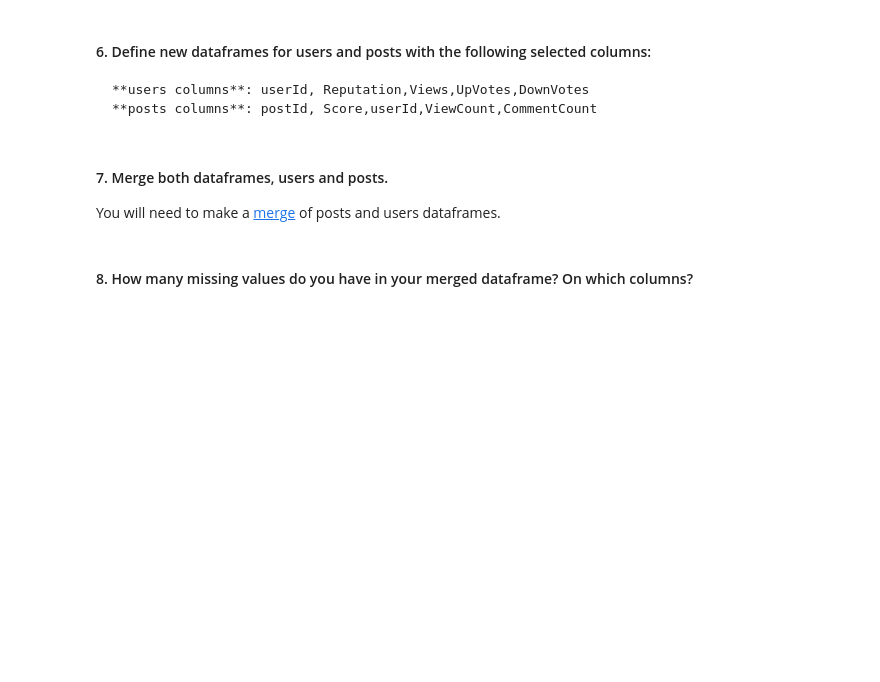
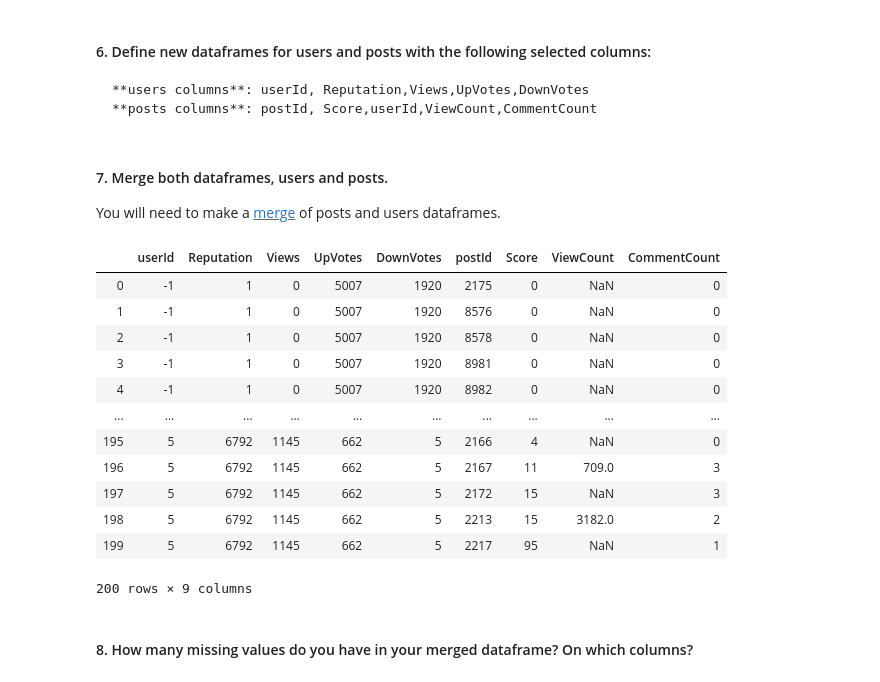
Before and after one commit to ta-data-lis/lab-data-cleaning, a Jupyter notebook: your-code/main.ipynb, the cells around one changed output. Saved outputs shown, nothing was run; the diff lists cells and outputs as text; code cells hidden in the pictures; blank space fills up the shorter version.

```diff
--- a/your-code/main.ipynb
+++ b/your-code/main.ipynb
@@ -5,2 +18,6 @@
 # %% [markdown]
 #### 3. Rename Id column to userId
+# %%
+users = users.rename(columns= {'Id':'userId'})
+
+users.head()
@@ -7,2 +31,6 @@
 # %% [markdown]
 #### 4. Import posts table:
+# %%
+posts = pd.read_csv('posts_table.csv')
+
+posts.head()
@@ -9,2 +45,5 @@
 # %% [markdown]
 #### 5. Rename Id column to postId and OwnerUserId to userId
+# %%
+posts = posts.rename(columns= {'Id':'postId','OwnerUserId':'userId'})
+posts.head()
@@ -12,8 +59,30 @@
 #### 6. Define new dataframes for users and posts with the following selected columns:
     **users columns**: userId, Reputation,Views,UpVotes,DownVotes
     **posts columns**: postId, Score,userId,ViewCount,CommentCount
+# %%
+new_users = users.filter(["userId", "Reputation","Views","UpVotes","DownVotes"])
+
+new_posts = posts.filter(["postId", "Score","userId","ViewCount","CommentCount"])
 # %% [markdown]
 #### 7. Merge both dataframes, users and posts.
 You will need to make a [merge](https://pandas.pydata.org/pandas-docs/stable/generated/pandas.DataFrame.merge.html) of posts and users dataframes.
+# %%
+data = pd.merge(new_users, new_posts, on='userId')
+
+data.head(200)
+# %% [output]
+|  | userId | Reputation | Views | UpVotes | DownVotes | postId | Score | ViewCount | CommentCount |
+| 0 | -1 | 1 | 0 | 5007 | 1920 | 2175 | 0 | NaN | 0 |
+| 1 | -1 | 1 | 0 | 5007 | 1920 | 8576 | 0 | NaN | 0 |
+| 2 | -1 | 1 | 0 | 5007 | 1920 | 8578 | 0 | NaN | 0 |
+| 3 | -1 | 1 | 0 | 5007 | 1920 | 8981 | 0 | NaN | 0 |
+| 4 | -1 | 1 | 0 | 5007 | 1920 | 8982 | 0 | NaN | 0 |
+| ... | ... | ... | ... | ... | ... | ... | ... | ... | ... |
+| 195 | 5 | 6792 | 1145 | 662 | 5 | 2166 | 4 | NaN | 0 |
+| 196 | 5 | 6792 | 1145 | 662 | 5 | 2167 | 11 | 709.0 | 3 |
+| 197 | 5 | 6792 | 1145 | 662 | 5 | 2172 | 15 | NaN | 3 |
+| 198 | 5 | 6792 | 1145 | 662 | 5 | 2213 | 15 | 3182.0 | 2 |
+| 199 | 5 | 6792 | 1145 | 662 | 5 | 2217 | 95 | NaN | 1 |
+200 rows × 9 columns
 # %% [markdown]
 #### 8. How many missing values do you have in your merged dataframe? On which columns?
```
Also changed, not shown: parts of 13 cells of this notebook.
